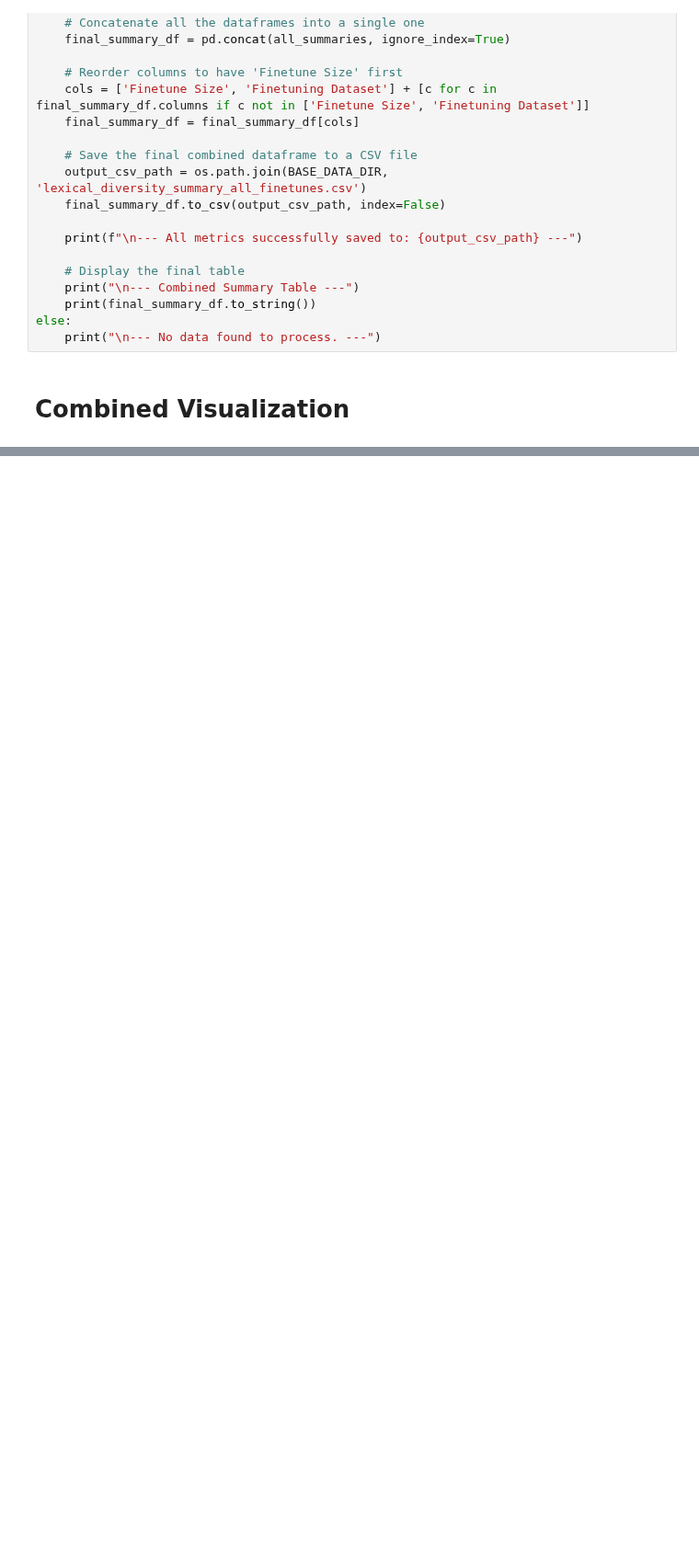
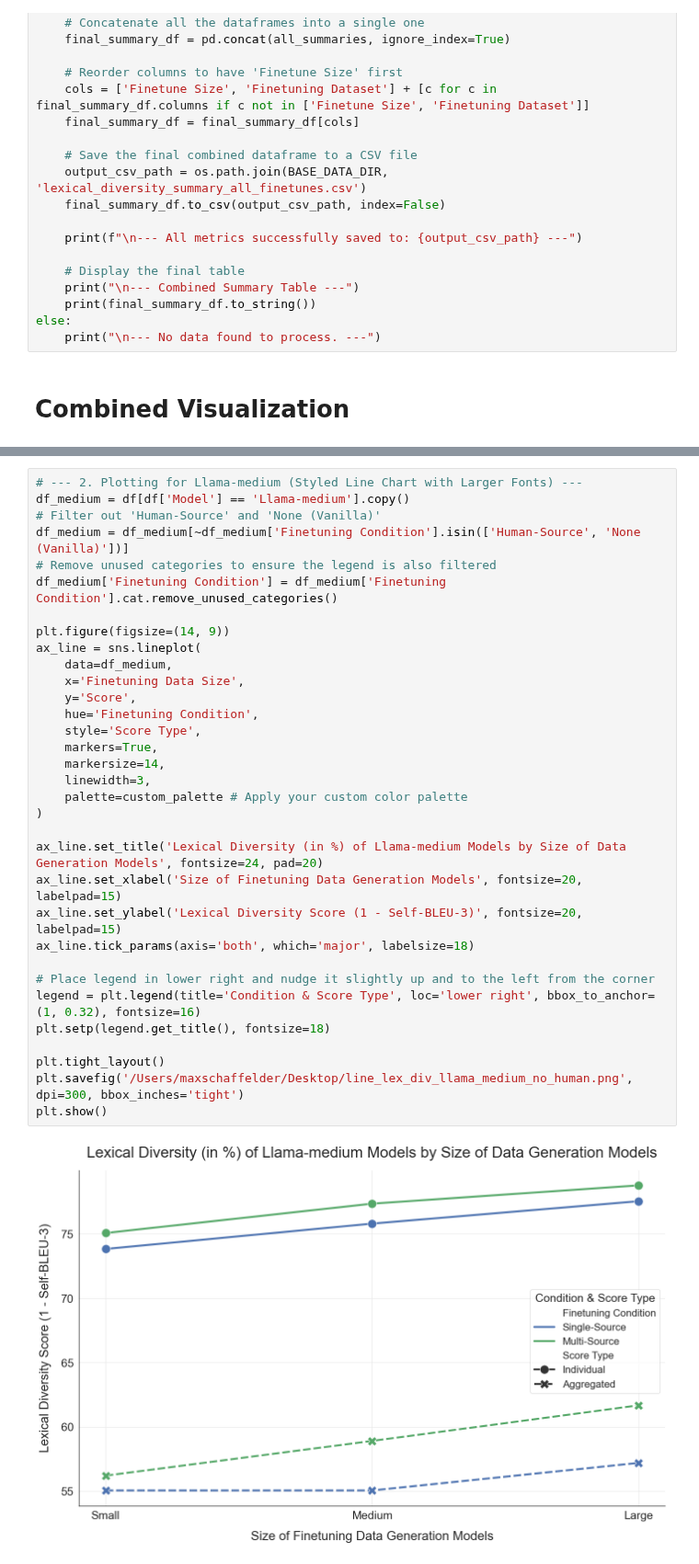
Before and after one commit to maxschaffelder/synthetic_data_diversity, a Jupyter notebook: exp_1/metric_calculation/lex_div/sacre_bleu.ipynb, the cells around one changed output, grey strips where cells are left out. Shown at 92% size. Saved outputs shown, nothing was run; the diff lists cells and outputs as text; blank space fills up the shorter version.

Commit message:
make new bar plot for defense

```diff
--- a/exp_1/metric_calculation/lex_div/sacre_bleu.ipynb
+++ b/exp_1/metric_calculation/lex_div/sacre_bleu.ipynb
@@ -1079,3 +1067,38 @@ plt.show()
 # %% [output]
 [figure]
 [figure]
+# %%
+# --- 2. Plotting for Llama-medium (Styled Line Chart with Larger Fonts) ---
+df_medium = df[df['Model'] == 'Llama-medium'].copy()
+# Filter out 'Human-Source' and 'None (Vanilla)'
+df_medium = df_medium[~df_medium['Finetuning Condition'].isin(['Human-Source', 'None (Vanilla)'])]
+# Remove unused categories to ensure the legend is also filtered
+df_medium['Finetuning Condition'] = df_medium['Finetuning Condition'].cat.remove_unused_categories()
+
+plt.figure(figsize=(14, 9))
+ax_line = sns.lineplot(
+    data=df_medium,
+    x='Finetuning Data Size',
+    y='Score',
+    hue='Finetuning Condition',
+    style='Score Type',
+    markers=True,
+    markersize=14,
+    linewidth=3,
+    palette=custom_palette # Apply your custom color palette
+)
+
+ax_line.set_title('Lexical Diversity (in %) of Llama-medium Models by Size of Data Generation Models', fontsize=24, pad=20)
+ax_line.set_xlabel('Size of Finetuning Data Generation Models', fontsize=20, labelpad=15)
+ax_line.set_ylabel('Lexical Diversity Score (1 - Self-BLEU-3)', fontsize=20, labelpad=15)
+ax_line.tick_params(axis='both', which='major', labelsize=18)
+
+# Place legend in lower right and nudge it slightly up and to the left from the corner
+legend = plt.legend(title='Condition & Score Type', loc='lower right', bbox_to_anchor=(1, 0.32), fontsize=16)
+plt.setp(legend.get_title(), fontsize=18)
+
+plt.tight_layout()
+plt.savefig('/Users/maxschaffelder/Desktop/line_lex_div_llama_medium_no_human.png', dpi=300, bbox_inches='tight')
+plt.show()
+# %% [output]
+[figure, added]
```
Also changed, not shown: parts of 2 cells of this notebook.
